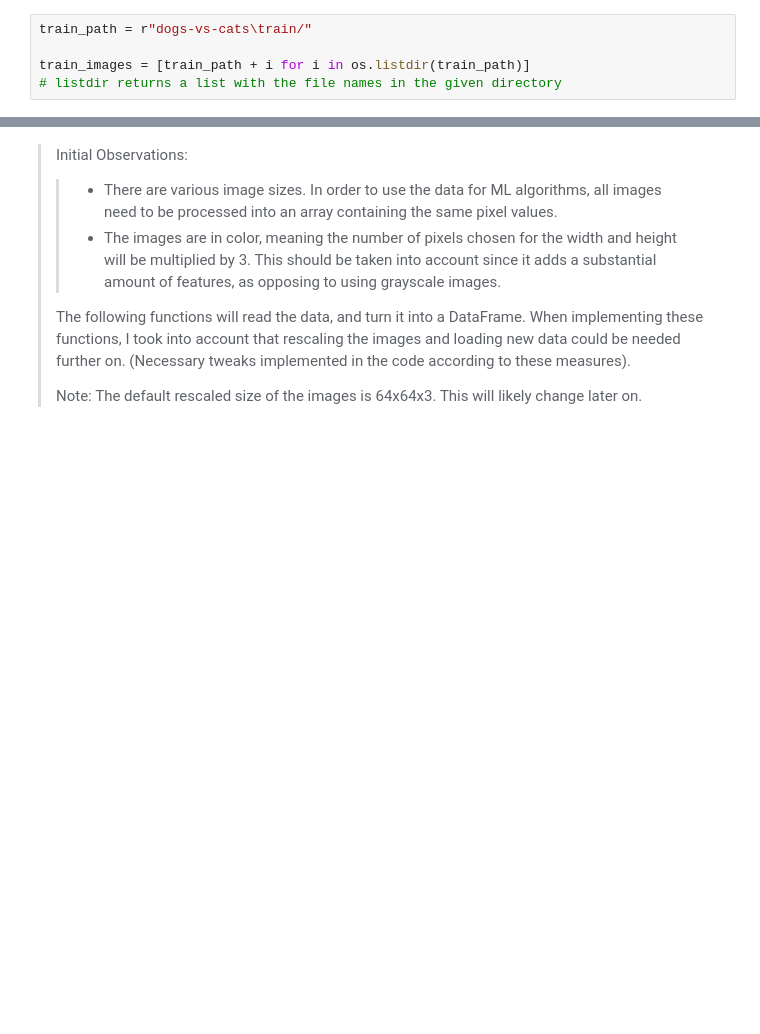
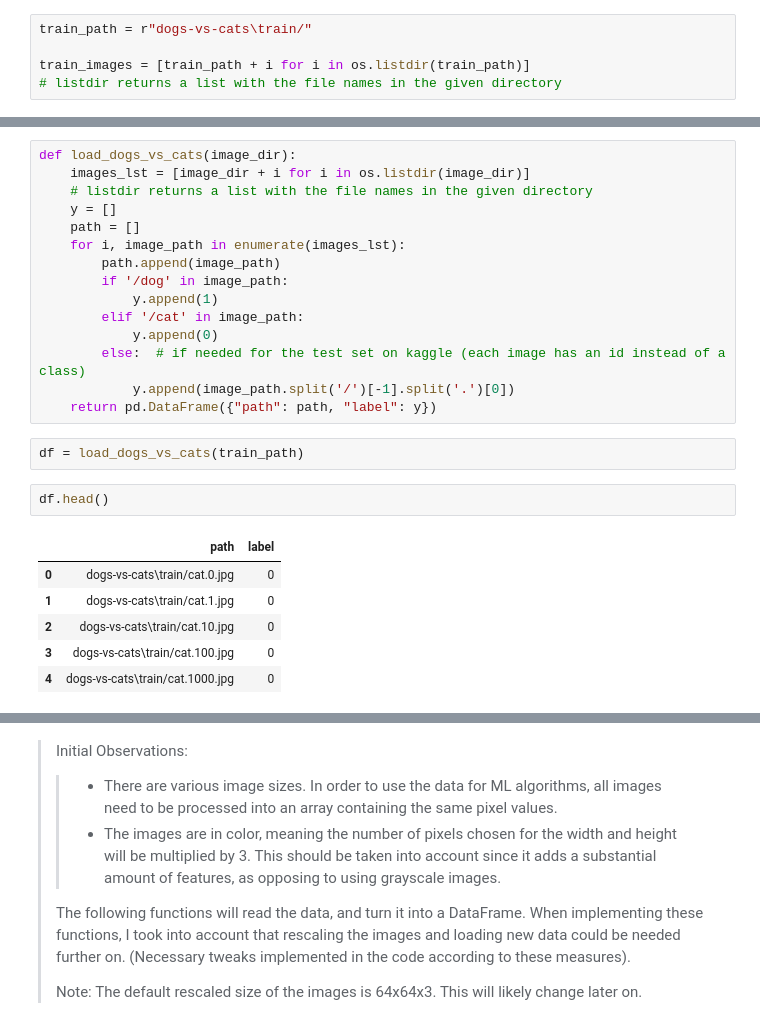
Before and after one commit to adiy55/1SB-Final-Project, a Jupyter notebook: 1SB ML Dogs vs. Cats.ipynb, the cells around one changed output, grey strips where cells are left out. Drawn from its saved outputs; the diff is of its cells as text; blank space fills up the shorter version.

```diff
--- a/1SB ML Dogs vs. Cats.ipynb
+++ b/1SB ML Dogs vs. Cats.ipynb
@@ -32,0 +47,26 @@ train_images = [train_path + i for i in os.listdir(train_path)]
+# %%
+def load_dogs_vs_cats(image_dir):
+    images_lst = [image_dir + i for i in os.listdir(image_dir)]
+    # listdir returns a list with the file names in the given directory
+    y = []
+    path = []
+    for i, image_path in enumerate(images_lst):
+        path.append(image_path)
+        if '/dog' in image_path:
+            y.append(1)
+        elif '/cat' in image_path:
+            y.append(0)
+        else:  # if needed for the test set on kaggle (each image has an id instead of a class)
+            y.append(image_path.split('/')[-1].split('.')[0])
+    return pd.DataFrame({"path": path, "label": y})
+# %%
+df = load_dogs_vs_cats(train_path)
+# %%
+df.head()
+# %% [output]
+|  | path | label |
+| 0 | dogs-vs-cats\train/cat.0.jpg | 0 |
+| 1 | dogs-vs-cats\train/cat.1.jpg | 0 |
+| 2 | dogs-vs-cats\train/cat.10.jpg | 0 |
+| 3 | dogs-vs-cats\train/cat.100.jpg | 0 |
+| 4 | dogs-vs-cats\train/cat.1000.jpg | 0 |
```
Also changed, not shown: parts of 12 cells of this notebook.
